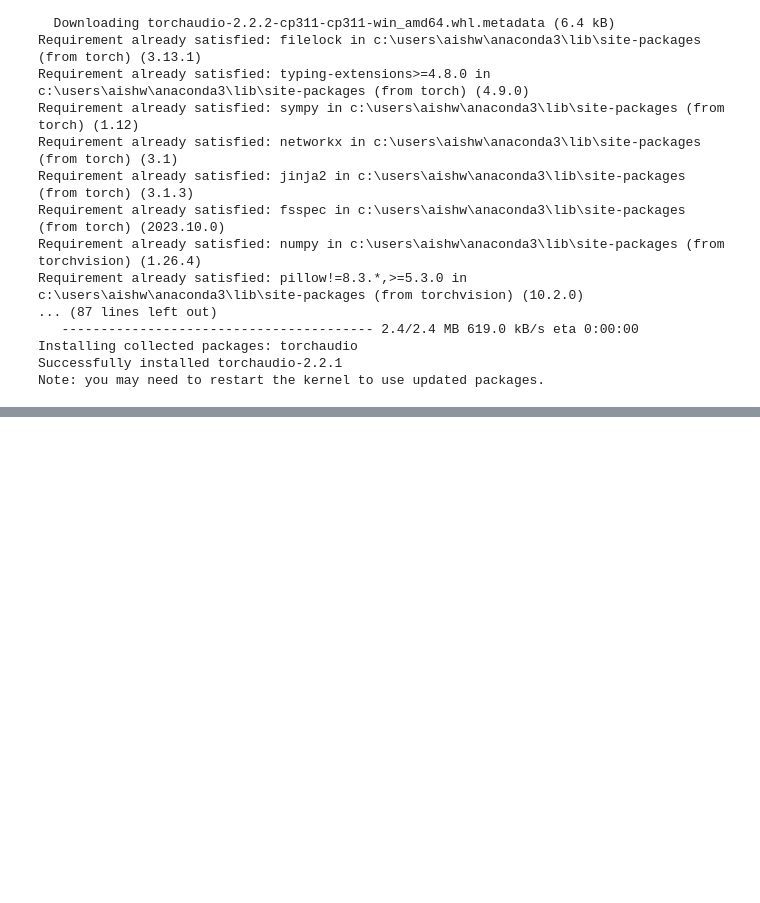
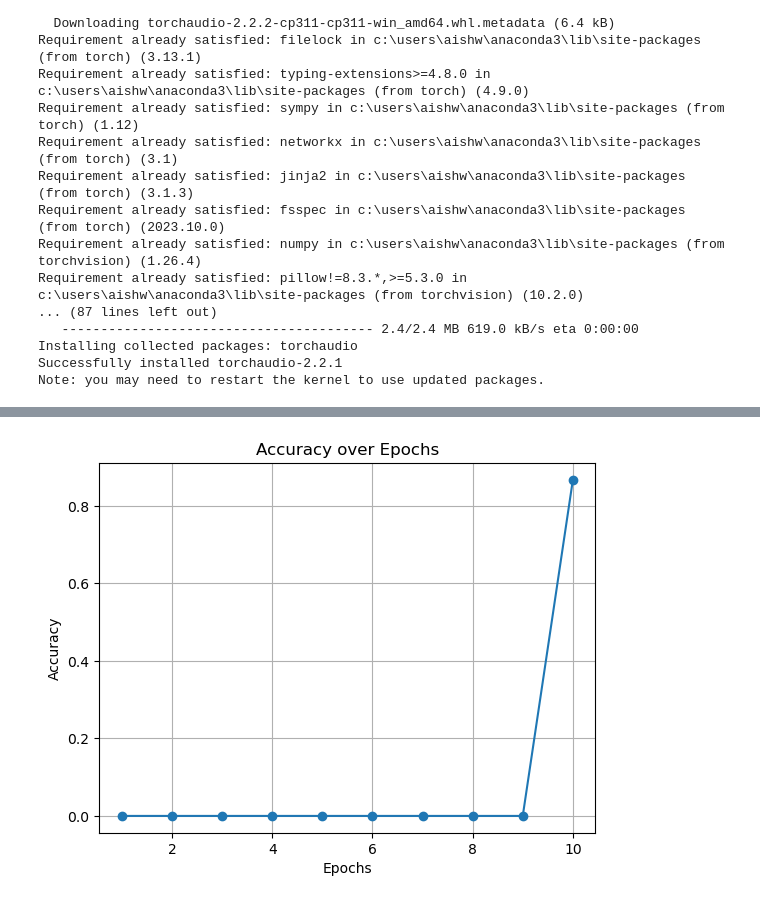
Before and after one commit to AishwaryaMatam/HandGestureRecognition, a Jupyter notebook: ResNet.ipynb, the cells around one changed output, grey strips where cells are left out. Drawn from its saved outputs; the diff is of its cells as text; code cells hidden in the pictures; blank space fills up the shorter version.

```diff
--- a/ResNet.ipynb
+++ b/ResNet.ipynb
@@ -413,0 +163,22 @@ RuntimeError: Error(s) in loading state_dict for ResNet15:
+# %%
+import matplotlib.pyplot as plt
+
+# Define the number of epochs
+num_epochs = 10
+
+# Define the loss and accuracy lists with new values
+loss_values = [0.5910, 0.0421, 0.0416, 0.0038, 0.0011, 0.0014, 0.0031, 0.0005, 0.0004, 0.0003]
+accuracy_values = [0.0, 0.0, 0.0, 0.0, 0.0, 0.0, 0.0, 0.0, 0.0, 0.8672]
+
+# Define the epochs
+epochs = range(1, num_epochs + 1)
+
+# Plot accuracy over epochs
+plt.plot(epochs, accuracy_values, marker='o', linestyle='-')
+plt.title('Accuracy over Epochs')
+plt.xlabel('Epochs')
+plt.ylabel('Accuracy')
+plt.grid(True)
+plt.show()
+# %% [output]
+[figure, added]
```
Also changed, not shown: parts of 11 cells of this notebook, 1 other file.
